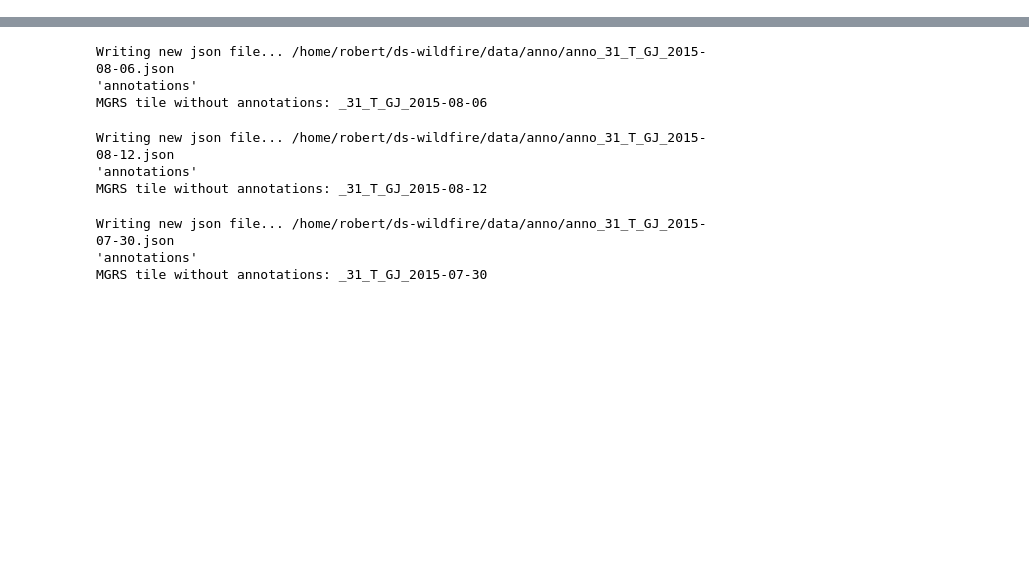
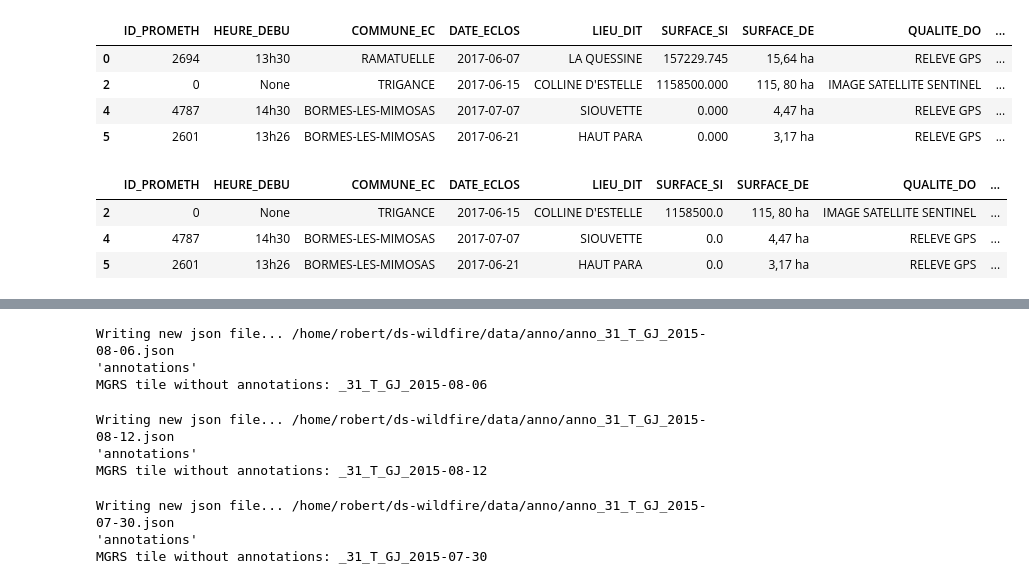
Before and after one commit to prhuppertz/Burned_Area_Detection, a Jupyter notebook: preparedata/extract_patches.ipynb, the cells around one changed output, grey strips where cells are left out. Cells and saved outputs as stored; diff of their text form; code cells hidden in the pictures; blank space fills up the shorter version.

```diff
--- a/preparedata/extract_patches.ipynb
+++ b/preparedata/extract_patches.ipynb
@@ -57,0 +73,18 @@ date_string={}
+# %%
+gdf_filter=gdf["DATE_ECLOS"]<map_of_paths.index[10].strftime('%Y-%m-%d')
+new_gdf=gdf[gdf_filter]
+new_gdf
+# %% [output]
+|  | ID_PROMETH | HEURE_DEBU | COMMUNE_EC | DATE_ECLOS | LIEU_DIT | SURFACE_SI | SURFACE_DE | QUALITE_DO | ... |
+| 0 | 2694 | 13h30 | RAMATUELLE | 2017-06-07 | LA QUESSINE | 157229.745 | 15,64 ha | RELEVE GPS | ... |
+| 2 | 0 | None | TRIGANCE | 2017-06-15 | COLLINE D'ESTELLE | 1158500.000 | 115, 80 ha | IMAGE SATELLITE SENTINEL | ... |
+| 4 | 4787 | 14h30 | BORMES-LES-MIMOSAS | 2017-07-07 | SIOUVETTE | 0.000 | 4,47 ha | RELEVE GPS | ... |
+| 5 | 2601 | 13h26 | BORMES-LES-MIMOSAS | 2017-06-21 | HAUT PARA | 0.000 | 3,17 ha | RELEVE GPS | ... |
+# %%
+new_gdf=gdf[(gdf["DATE_ECLOS"]<map_of_paths.index[10].strftime('%Y-%m-%d'))&(gdf['DATE_ECLOS']>(map_of_paths.index[10]-timedelta(days=45)).strftime('%Y-%m-%d'))]
+new_gdf
+# %% [output]
+|  | ID_PROMETH | HEURE_DEBU | COMMUNE_EC | DATE_ECLOS | LIEU_DIT | SURFACE_SI | SURFACE_DE | QUALITE_DO | ... |
+| 2 | 0 | None | TRIGANCE | 2017-06-15 | COLLINE D'ESTELLE | 1158500.0 | 115, 80 ha | IMAGE SATELLITE SENTINEL | ... |
+| 4 | 4787 | 14h30 | BORMES-LES-MIMOSAS | 2017-07-07 | SIOUVETTE | 0.0 | 4,47 ha | RELEVE GPS | ... |
+| 5 | 2601 | 13h26 | BORMES-LES-MIMOSAS | 2017-06-21 | HAUT PARA | 0.0 | 3,17 ha | RELEVE GPS | ... |
```
Also changed, not shown: parts of 27 cells of this notebook, 8 other files.
